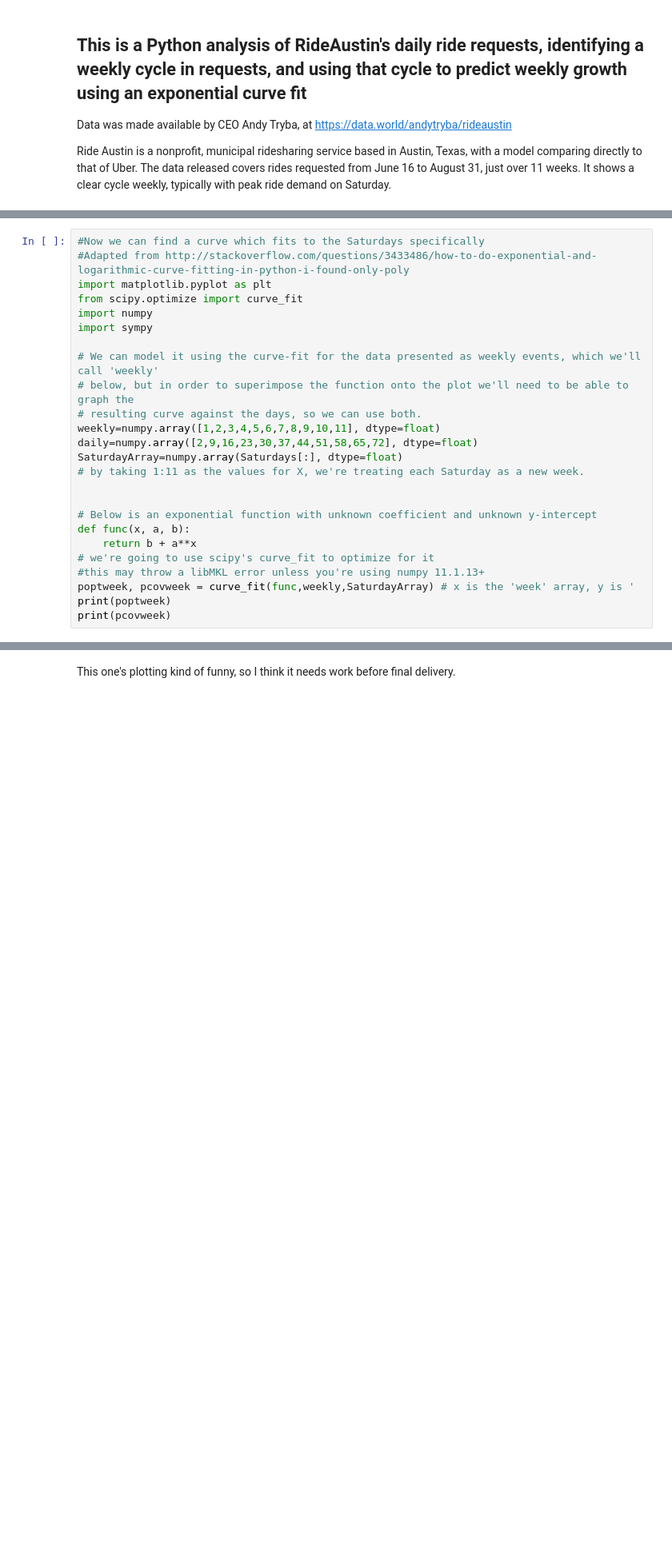
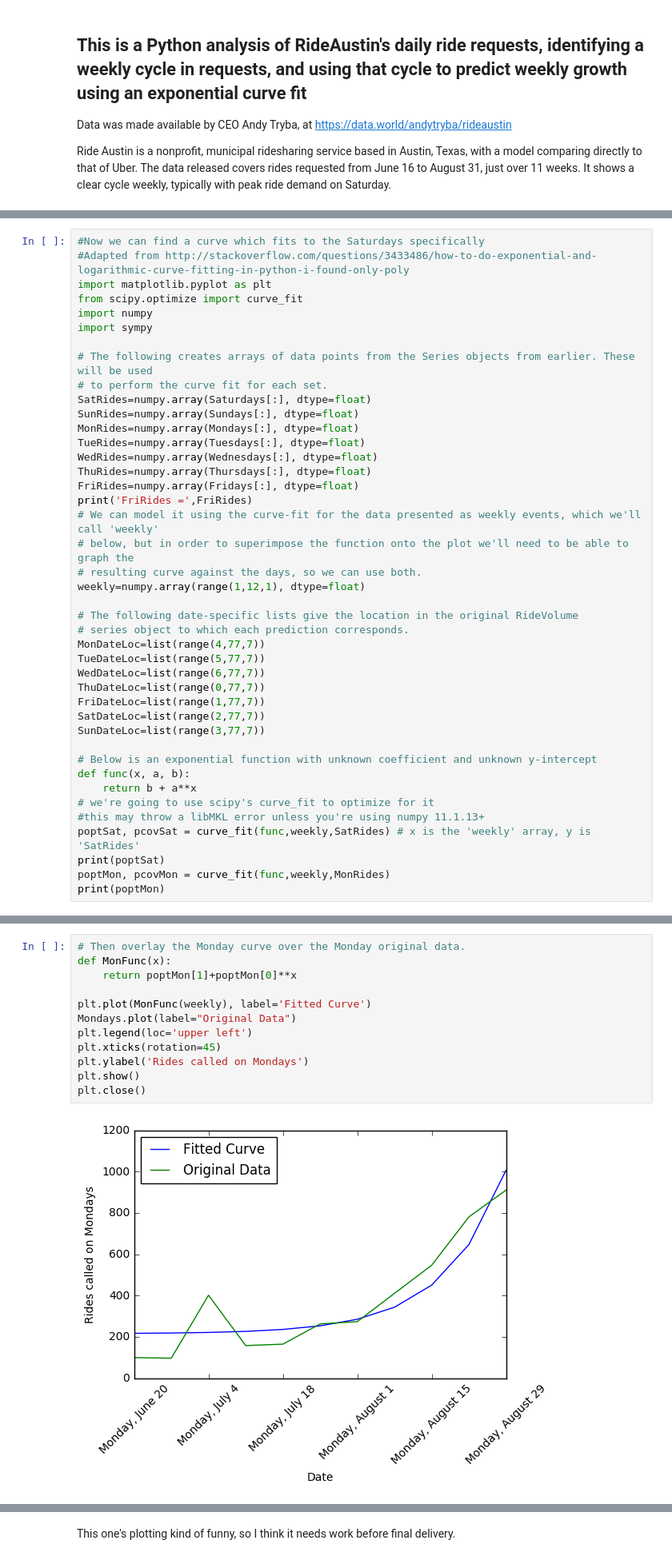
Before and after one commit to princebot/RideAustin, a Jupyter notebook: RideAustin daily ride data, identification of weekly exponential growth on Saturdays.ipynb, the cells around one changed output, grey strips where cells are left out. Shown: that part at 80% size. Drawn from its saved outputs; the diff is of its cells as text; blank space fills up the shorter version.

Commit message:
Updated list calls and improved models, data-grabbing. Poor fit for modified function on Mondays. Still need to interleave models.

```diff
--- a/RideAustin daily ride data, identification of weekly exponential growth on Saturdays.ipynb
+++ b/RideAustin daily ride data, identification of weekly exponential growth on Saturdays.ipynb
@@ -57,21 +73,38 @@ from scipy.optimize import curve_fit
 import numpy
 import sympy
 
+# The following creates arrays of data points from the Series objects from earlier. These will be used
+# to perform the curve fit for each set.
+SatRides=numpy.array(Saturdays[:], dtype=float)
+SunRides=numpy.array(Sundays[:], dtype=float)
+MonRides=numpy.array(Mondays[:], dtype=float)
+TueRides=numpy.array(Tuesdays[:], dtype=float)
+WedRides=numpy.array(Wednesdays[:], dtype=float)
+ThuRides=numpy.array(Thursdays[:], dtype=float)
+FriRides=numpy.array(Fridays[:], dtype=float)
+print('FriRides =',FriRides)
 # We can model it using the curve-fit for the data presented as weekly events, which we'll call 'weekly'
 # below, but in order to superimpose the function onto the plot we'll need to be able to graph the
 # resulting curve against the days, so we can use both.
-weekly=numpy.array([1,2,3,4,5,6,7,8,9,10,11], dtype=float)
-daily=numpy.array([2,9,16,23,30,37,44,51,58,65,72], dtype=float)
-SaturdayArray=numpy.array(Saturdays[:], dtype=float)
-# by taking 1:11 as the values for X, we're treating each Saturday as a new week.
+weekly=numpy.array(range(1,12,1), dtype=float)
 
+# The following date-specific lists give the location in the original RideVolume
+# series object to which each prediction corresponds.
+MonDateLoc=list(range(4,77,7))
+TueDateLoc=list(range(5,77,7))
+WedDateLoc=list(range(6,77,7))
+ThuDateLoc=list(range(0,77,7))
+FriDateLoc=list(range(1,77,7))
+SatDateLoc=list(range(2,77,7))
+SunDateLoc=list(range(3,77,7))
 
 # Below is an exponential function with unknown coefficient and unknown y-intercept
 def func(x, a, b):
     return b + a**x
 # we're going to use scipy's curve_fit to optimize for it
 #this may throw a libMKL error unless you're using numpy 11.1.13+
-poptweek, pcovweek = curve_fit(func,weekly,SaturdayArray) # x is the 'week' array, y is '
-print(poptweek)
-print(pcovweek)
+poptSat, pcovSat = curve_fit(func,weekly,SatRides) # x is the 'weekly' array, y is 'SatRides'
+print(poptSat)
+poptMon, pcovMon = curve_fit(func,weekly,MonRides)
+print(poptMon)
 # %% [output]
@@ -100,4 +130,18 @@ plt.show()
 plt.close()
 # %% [output]
 [figure]
+# %%
+# Then overlay the Monday curve over the Monday original data.
+def MonFunc(x):
+    return poptMon[1]+poptMon[0]**x
+
+plt.plot(MonFunc(weekly), label='Fitted Curve')
+Mondays.plot(label="Original Data")
+plt.legend(loc='upper left')
+plt.xticks(rotation=45)
+plt.ylabel('Rides called on Mondays')
+plt.show()
+plt.close()
+# %% [output]
+[figure, added]
 # %% [markdown]
```
Also changed, not shown: parts of 16 cells of this notebook.
